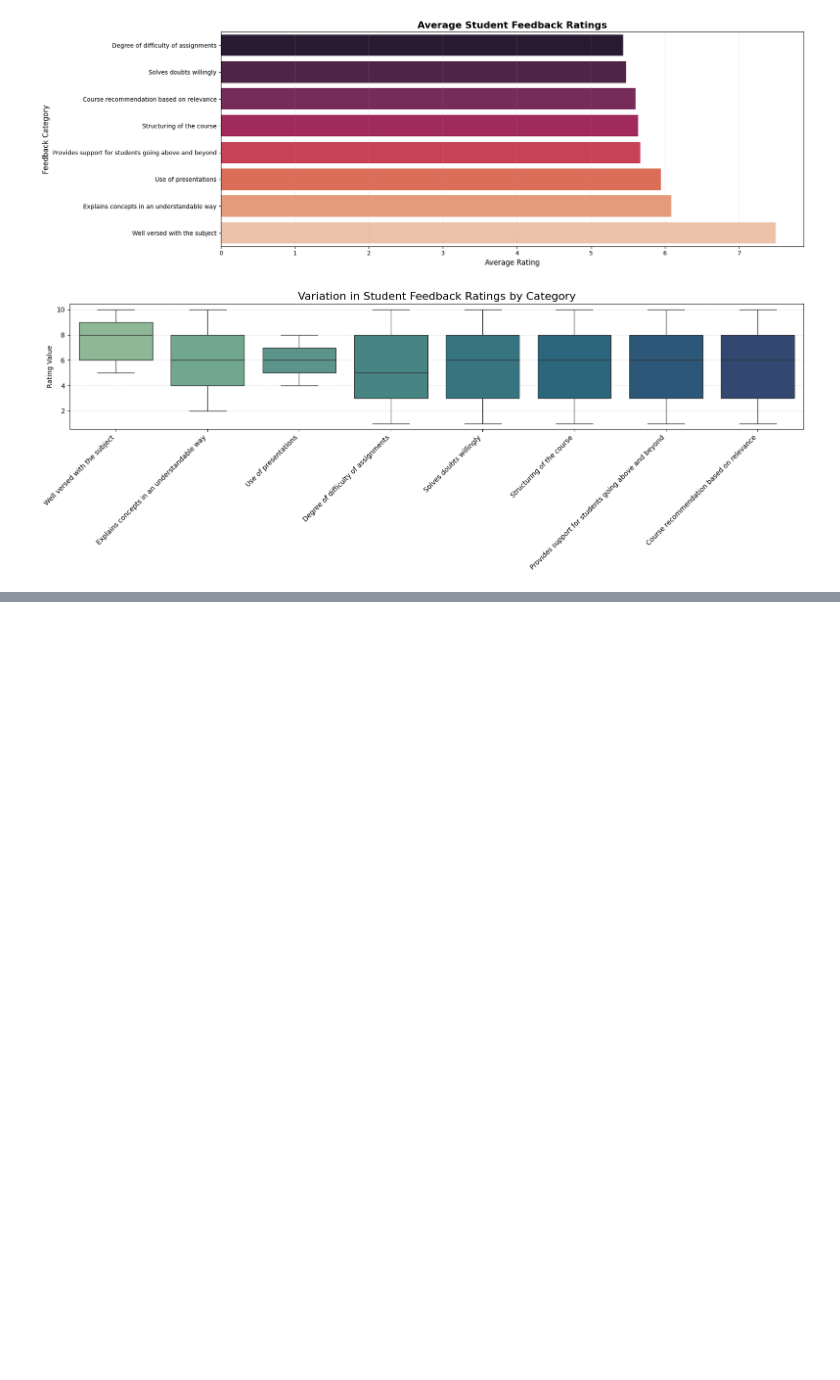
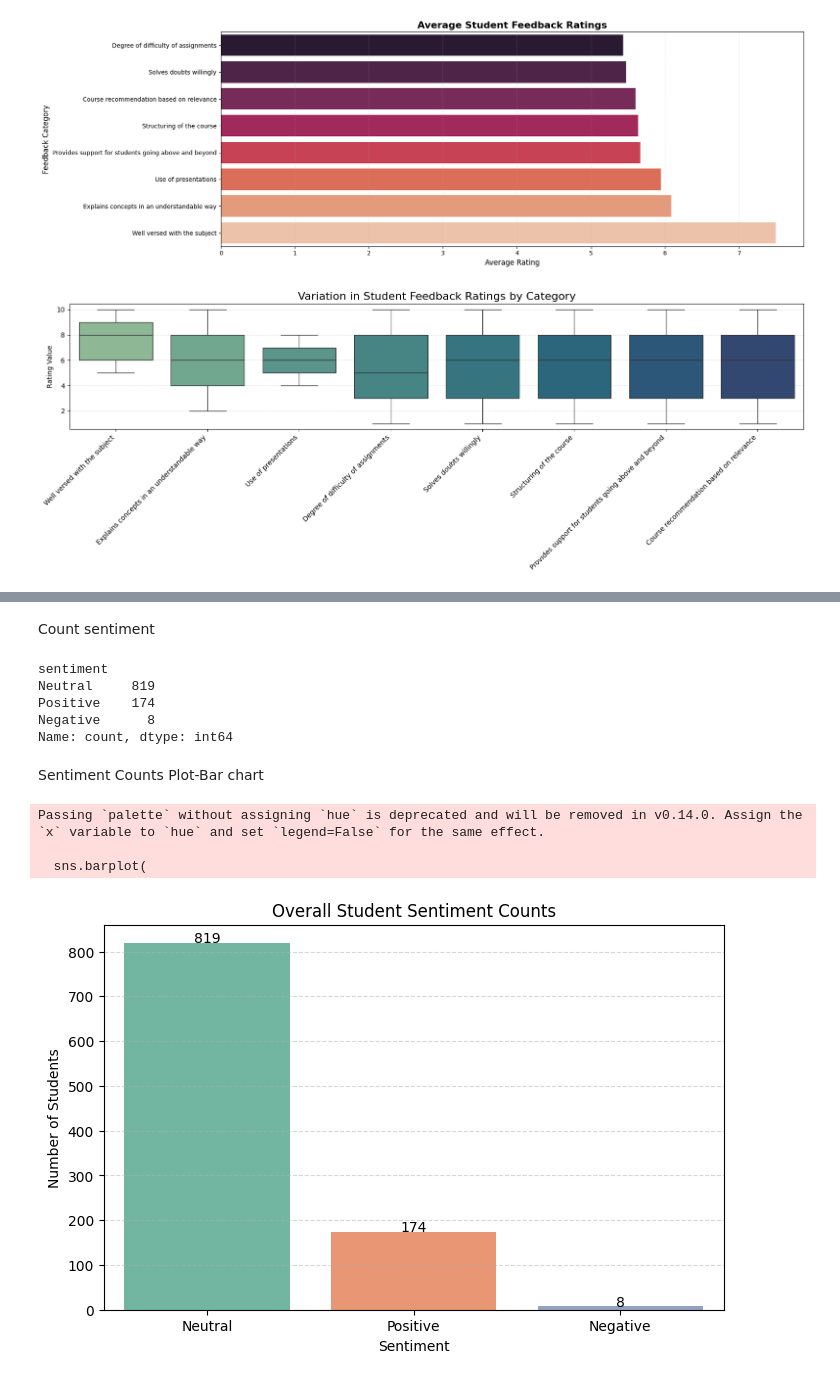
Before and after one commit to Santana-clauss/FUTURE_DS_03, a Jupyter notebook: student_analysis.ipynb, the cells around one changed output, grey strips where cells are left out. Drawn from its saved outputs; the diff is of its cells as text; code cells hidden in the pictures; blank space fills up the shorter version.

```diff
--- a/student_analysis.ipynb
+++ b/student_analysis.ipynb
@@ -132,0 +153,15 @@ plt.show()
+# %%
+#sentiment based on overall satisfaction percentage
+def classify_sentiment(percent):
+    if percent >= 70:       # 70% and above → Positive
+        return "Positive"
+    elif percent >= 40:     # 40%–69% → Neutral
+        return "Neutral"
+    else:                   # below 40% → Negative
+        return "Negative"
+
+# classification
+sentiment_df["sentiment"] = sentiment_df["overall_satisfaction_percent"].apply(classify_sentiment)
+
+# Preview
+sentiment_df[["overall_satisfaction_percent", "sentiment"]].head()
@@ -132,0 +175,36 @@ plt.show()
+# %% [markdown]
+Count sentiment
+# %%
+sentiment_counts = sentiment_df["sentiment"].value_counts()
+print(sentiment_counts)
+# %% [output]
+sentiment
+Neutral     819
+Positive    174
+Negative      8
+Name: count, dtype: int64
+# %% [markdown]
+ Sentiment Counts Plot-Bar chart
+# %%
+plt.figure(figsize=(8,5))
+sns.barplot(
+    x=sentiment_counts.index,
+    y=sentiment_counts.values,
+    palette="Set2"
+)
+
+plt.xlabel("Sentiment")
+plt.ylabel("Number of Students")
+plt.title("Overall Student Sentiment Counts")
+plt.grid(axis="y", linestyle="--", alpha=0.5)
+
+# Add value labels
+for i, v in enumerate(sentiment_counts.values):
+    plt.text(i, v + 0.5, str(v), ha="center", fontsize=10)
+
+plt.show()
+# %% [output]
+Passing `palette` without assigning `hue` is deprecated and will be removed in v0.14.0. Assign the `x` variable to `hue` and set `legend=False` for the same effect.
+
+  sns.barplot(
+[figure, added]
```
Also changed, not shown: parts of 7 cells of this notebook.
